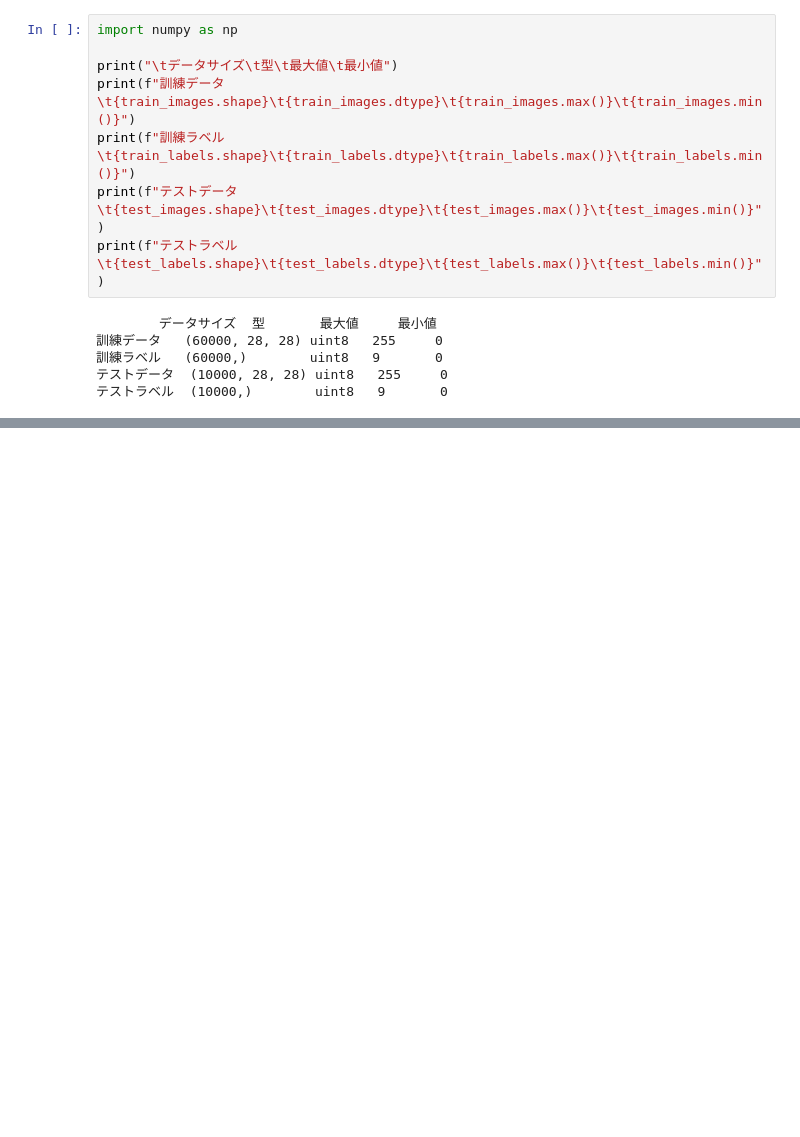
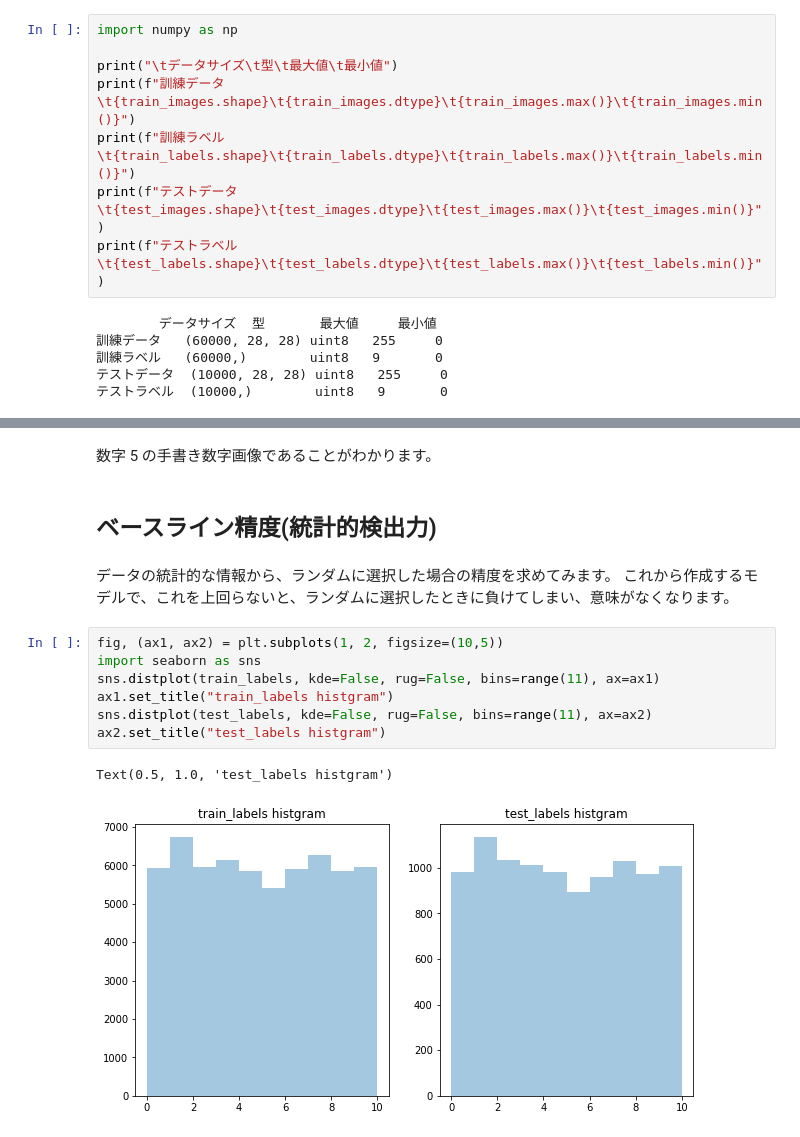
Before and after one commit to m-hironori/learing-keras, a Jupyter notebook: 1_モデル作成の基本(MNISTデータで手書き文字認識).ipynb, the cells around one changed output, grey strips where cells are left out. Cells and saved outputs as stored; diff of their text form; blank space fills up the shorter version.

```diff
--- a/1_モデル作成の基本(MNISTデータで手書き文字認識).ipynb
+++ b/1_モデル作成の基本(MNISTデータで手書き文字認識).ipynb
@@ -106,0 +101,17 @@ array([5, 0, 4, ..., 5, 6, 8], dtype=uint8)
+# %% [markdown]
+数字 5 の手書き数字画像であることがわかります。
+# %% [markdown]
+## ベースライン精度(統計的検出力)
+# %% [markdown]
+データの統計的な情報から、ランダムに選択した場合の精度を求めてみます。
+これから作成するモデルで、これを上回らないと、ランダムに選択したときに負けてしまい、意味がなくなります。
+# %%
+fig, (ax1, ax2) = plt.subplots(1, 2, figsize=(10,5))
+import seaborn as sns
+sns.distplot(train_labels, kde=False, rug=False, bins=range(11), ax=ax1)
+ax1.set_title("train_labels histgram")
+sns.distplot(test_labels, kde=False, rug=False, bins=range(11), ax=ax2)
+ax2.set_title("test_labels histgram")
+# %% [output]
+Text(0.5, 1.0, 'test_labels histgram')
+[figure, added]
```
Also changed, not shown: parts of 32 cells of this notebook.
